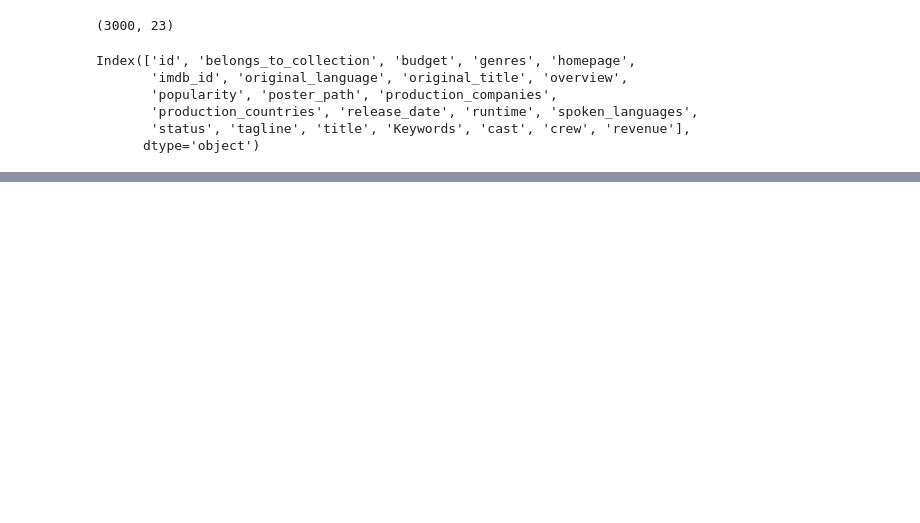
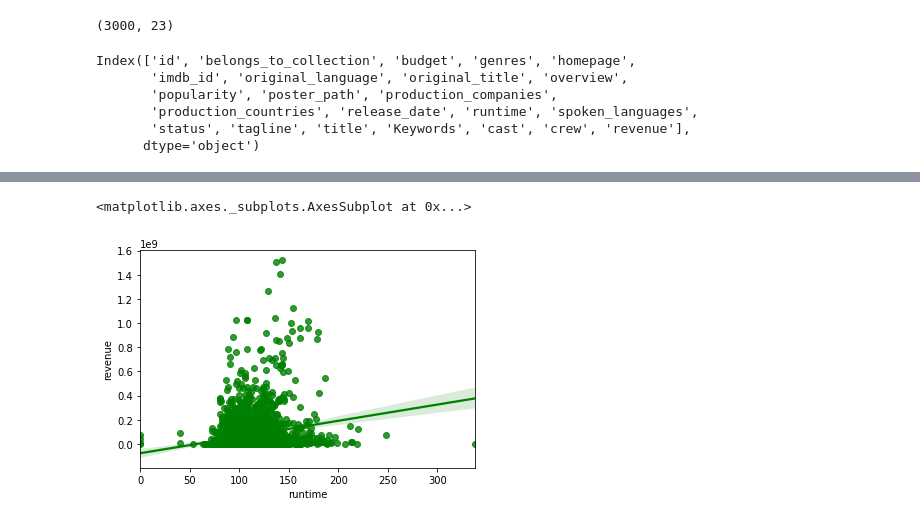
Before and after one commit to Vineet3006/Data_Science, a Jupyter notebook: Copy_of_Untitled4.ipynb, the cells around one changed output, grey strips where cells are left out. Cells and saved outputs as stored; diff of their text form; code cells hidden in the pictures; blank space fills up the shorter version.

```diff
--- a/Copy_of_Untitled4.ipynb
+++ b/Copy_of_Untitled4.ipynb
@@ -106 +142,9 @@ dtype: object
+# %%
+data['cast_list'] = data['cast'].map(lambda x: get_details(x, "name"))
+# %%
+data['crew_list'] = data['crew'].map(lambda x: get_details(x, "name"))
+# %%
+data["production_companies_list"] = data["production_companies"].map(lambda x: get_details(x, "name"))
+# %%
+data["production_countries_list"] = data["production_countries"] .map(lambda x: get_details(x, "name"))
 # %%
@@ -124,5 +163,8 @@ sns.regplot(x="budget", y="revenue", data=data, color = 'red')
 # %%
-# Linear Relationship between Runtime and Revenue
-f, ax = plt.subplots(figsize=(10, 12))
-sns.regplot(x="runtime", y="revenue", data=Box_Office_data, ax = ax, color = 'green')
+# relationship between Runtime and Revenue
+
+sns.regplot(x="runtime", y="revenue", data=data, color = 'green')
+# %% [output]
+<matplotlib.axes._subplots.AxesSubplot at 0x...>
+[figure, added]
 # %%
```
Also changed, not shown: parts of 45 cells of this notebook.
